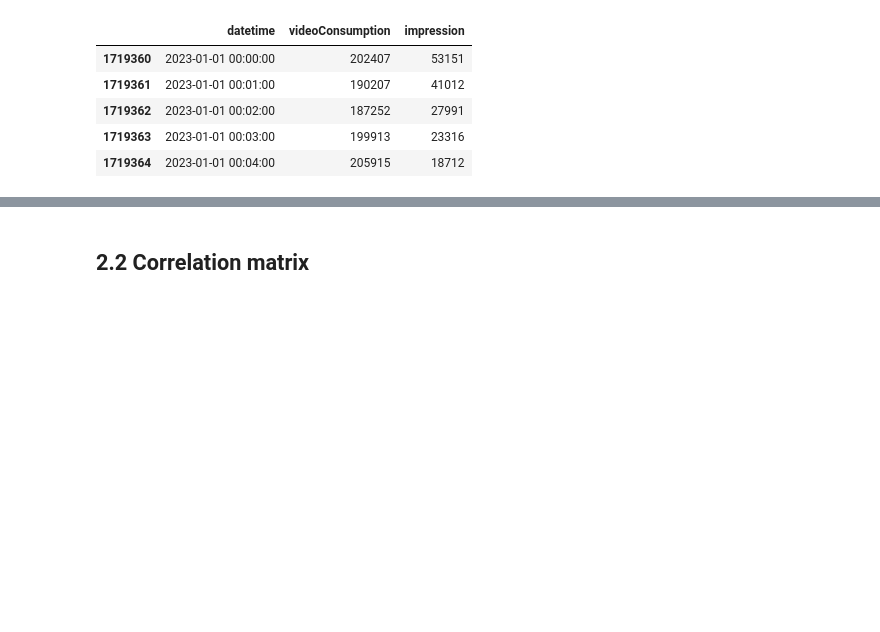
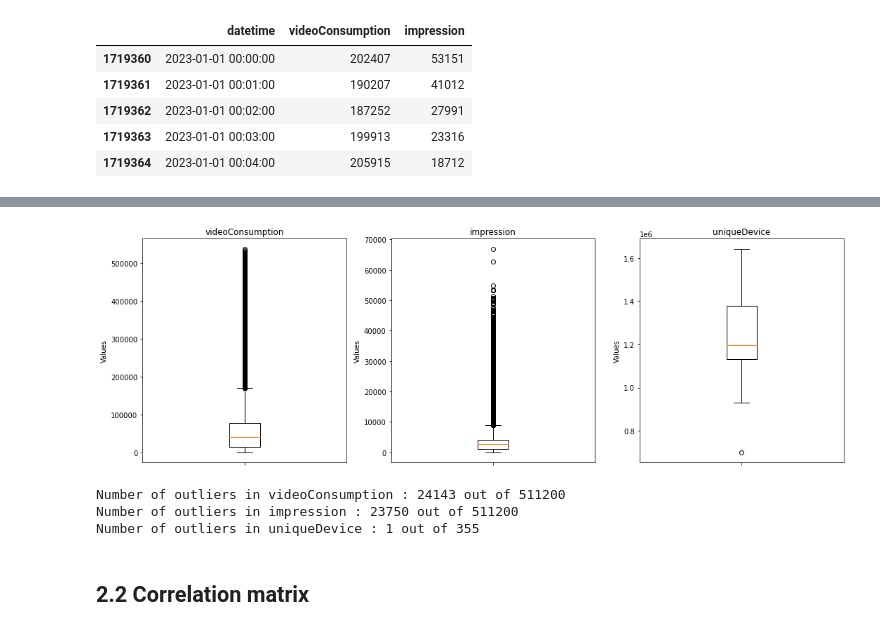
Before and after one commit to YilinElyn/Predicting-Live-TV-viewership, a Jupyter notebook: EDA_Kanal_D.ipynb, the cells around one changed output, grey strips where cells are left out. Cells and saved outputs as stored; diff of their text form; code cells hidden in the pictures; blank space fills up the shorter version.

```diff
--- a/EDA_Kanal_D.ipynb
+++ b/EDA_Kanal_D.ipynb
@@ -409,3 +433,65 @@ df_day_final = pd.read_csv('/Users/elynyang/Desktop/Final project/dataset/additi
+# %%
+# Plot boxplot to see data distribution and anomalies
+fig, axs = plt.subplots(1, 3, figsize=(15, 5))
+
+axs[0].boxplot(df_minute_final['videoConsumption'].dropna())
+axs[0].set_title('videoConsumption')
+axs[0].set_ylabel('Values')
+
+axs[1].boxplot(df_minute_final['impression'].dropna())
+axs[1].set_title('impression')
+axs[1].set_ylabel('Values')
+
+axs[2].boxplot(df_day_final['uniqueDevice'].dropna())
+axs[2].set_title('uniqueDevice')
+axs[2].set_ylabel('Values')
+
+for ax in axs:
+    ax.set_xticklabels([])
+
+plt.tight_layout()
+plt.show()
+# %% [output]
+[figure, added]
+# %%
+# Define variables for two data frame
+variables_minute = ['videoConsumption', 'impression']
+variables_day = ['uniqueDevice']
+
+outlier_minute = []
+outlier_day = []
+
+# For df_minute_final
+for var in variables_minute:
+    Q1 = df_minute_final[var].quantile(0.25)
+    Q3 = df_minute_final[var].quantile(0.75)
+    IQR = Q3 - Q1
+    lower_bound = Q1 - 1.5 * IQR
+    upper_bound = Q3 + 1.5 * IQR
+
+    outliers = df_minute_final[(df_minute_final[var] < lower_bound) | (df_minute_final[var] > upper_bound)].index
+    outlier_minute.extend([element for element in outliers if element not in outlier_minute])
+    print("Number of outliers in", var, ":", len(outliers), "out of", df_minute_final.shape[0])
+
+# For df_day_final
+for var in variables_day:
+    Q1 = df_day_final[var].quantile(0.25)
+    Q3 = df_day_final[var].quantile(0.75)
+    IQR = Q3 - Q1
+    lower_bound = Q1 - 1.5 * IQR
+    upper_bound = Q3 + 1.5 * IQR
+
+    outliers = df_day_final[(df_day_final[var] < lower_bound) | (df_day_final[var] > upper_bound)].index
+    outlier_day.extend([element for element in outliers if element not in outlier_day])
+    print("Number of outliers in", var, ":", len(outliers), "out of", df_day_final.shape[0])
+
+# # Drop outliners
+# df_minute_final = df_minute.drop(outlier_minute)
+# df_day_final = df_day.drop(outlier_day)
+# %% [output]
+Number of outliers in videoConsumption : 24143 out of 511200
+Number of outliers in impression : 23750 out of 511200
+Number of outliers in uniqueDevice : 1 out of 355
 # %% [markdown]
 ## 2.2 Correlation matrix  <a class="anchor" id="2.4"></a>
 # %%
```
Also changed, not shown: parts of 2 cells of this notebook.
